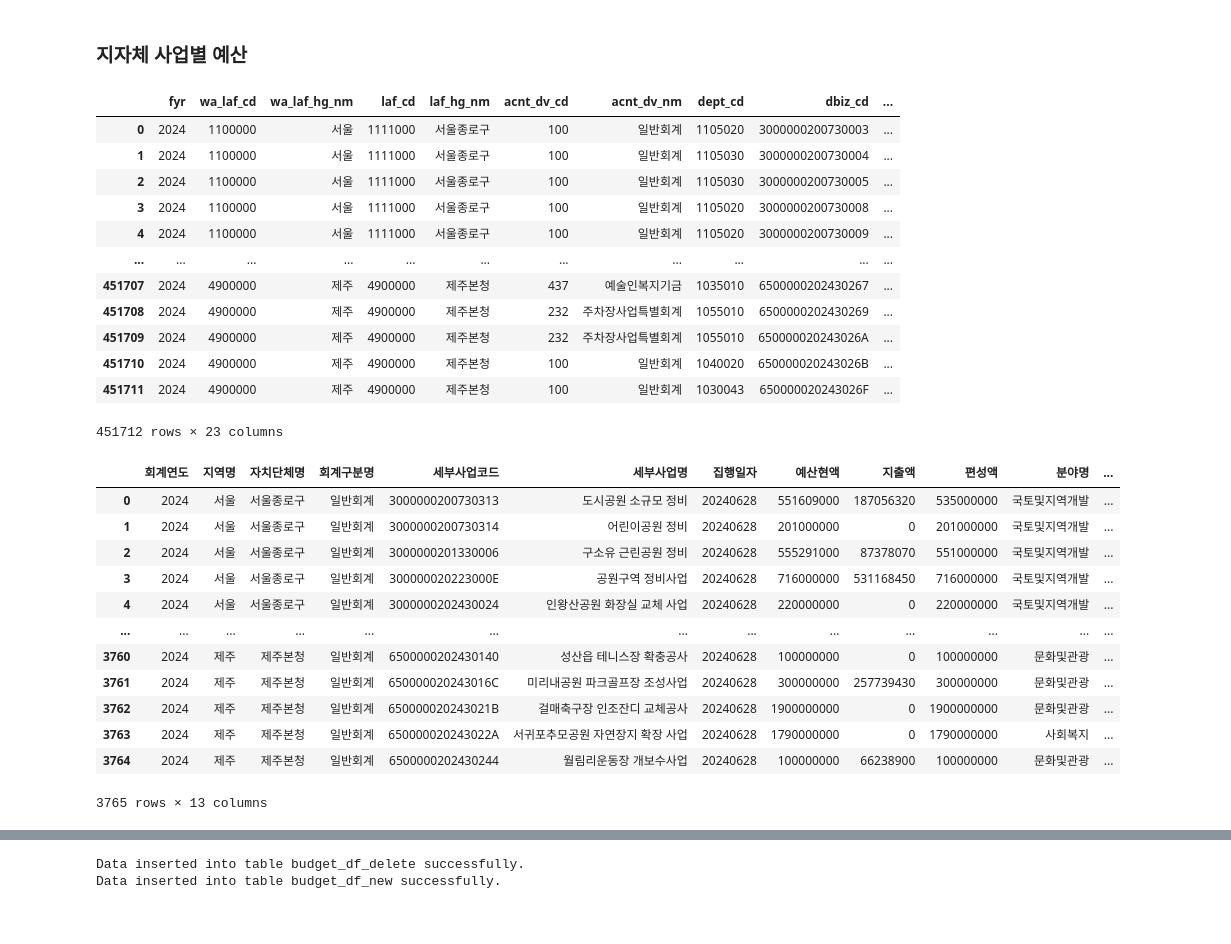
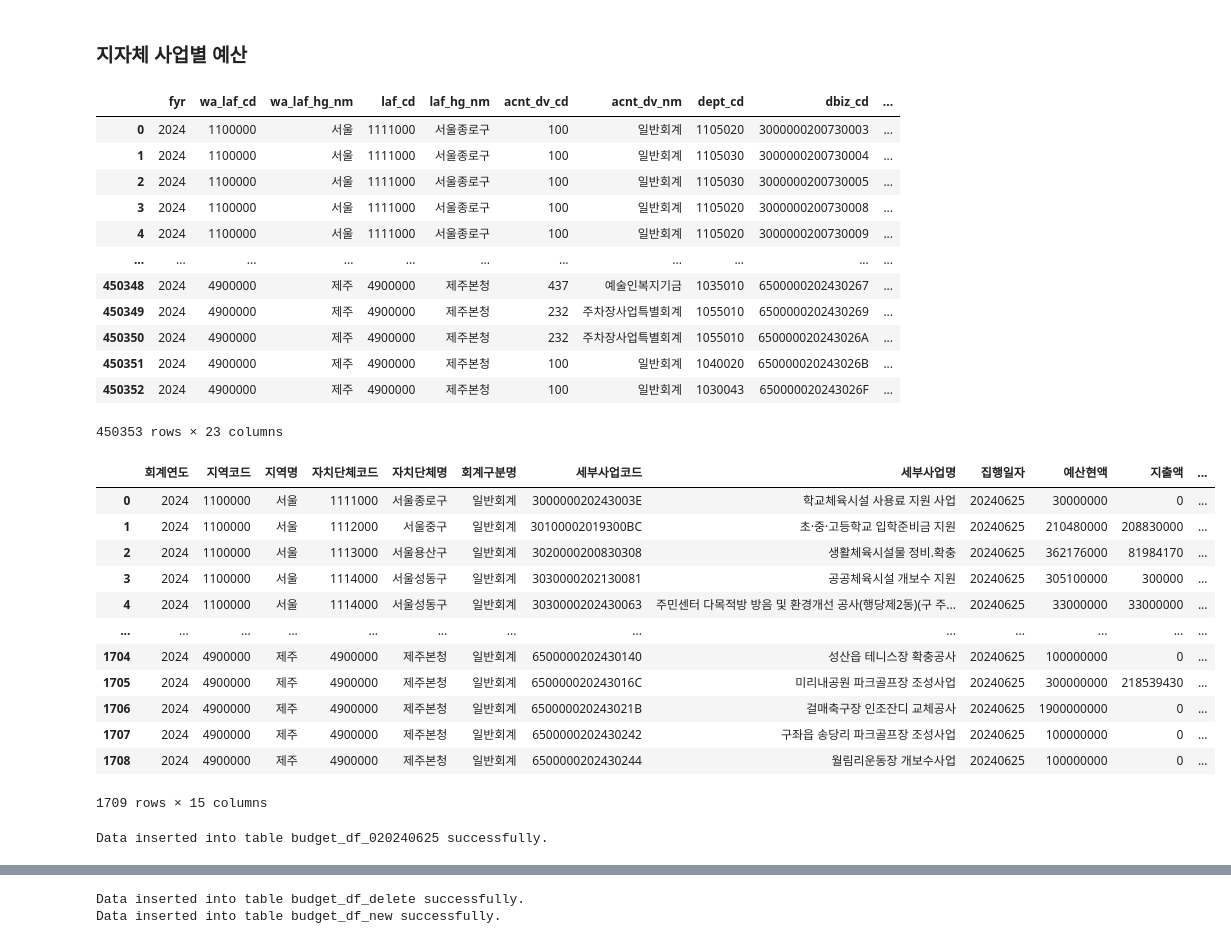
Before and after one commit to kkwann/mido_project, a Jupyter notebook: Data_collection.ipynb, the cells around one changed output, grey strips where cells are left out. Cells and saved outputs as stored; diff of their text form; code cells hidden in the pictures.

```diff
--- a/Data_collection.ipynb
+++ b/Data_collection.ipynb
@@ -1048,7 +1025,7 @@ while True:
         "pIndex": page,
         "pSize": page_size,
         "fyr": 2024,
-        "exe_ymd": today # ex) "exe_ymd": '20240628'
+        "exe_ymd": '20240625' # ex) "exe_ymd": '20240628'
     }
 
     # API 요청 보내기 (certifi를 사용하여 SSL 인증서 검증)
@@ -1083,12 +1060,12 @@ bid_budget_df
 | 3 | 2024 | 1100000 | 서울 | 1111000 | 서울종로구 | 100 | 일반회계 | 1105020 | 3000000200730008 | ... |
 | 4 | 2024 | 1100000 | 서울 | 1111000 | 서울종로구 | 100 | 일반회계 | 1105020 | 3000000200730009 | ... |
 | ... | ... | ... | ... | ... | ... | ... | ... | ... | ... | ... |
-| 451707 | 2024 | 4900000 | 제주 | 4900000 | 제주본청 | 437 | 예술인복지기금 | 1035010 | 6500000202430267 | ... |
-| 451708 | 2024 | 4900000 | 제주 | 4900000 | 제주본청 | 232 | 주차장사업특별회계 | 1055010 | 6500000202430269 | ... |
-| 451709 | 2024 | 4900000 | 제주 | 4900000 | 제주본청 | 232 | 주차장사업특별회계 | 1055010 | 650000020243026A | ... |
-| 451710 | 2024 | 4900000 | 제주 | 4900000 | 제주본청 | 100 | 일반회계 | 1040020 | 650000020243026B | ... |
-| 451711 | 2024 | 4900000 | 제주 | 4900000 | 제주본청 | 100 | 일반회계 | 1030043 | 650000020243026F | ... |
+| 450348 | 2024 | 4900000 | 제주 | 4900000 | 제주본청 | 437 | 예술인복지기금 | 1035010 | 6500000202430267 | ... |
+| 450349 | 2024 | 4900000 | 제주 | 4900000 | 제주본청 | 232 | 주차장사업특별회계 | 1055010 | 6500000202430269 | ... |
+| 450350 | 2024 | 4900000 | 제주 | 4900000 | 제주본청 | 232 | 주차장사업특별회계 | 1055010 | 650000020243026A | ... |
+| 450351 | 2024 | 4900000 | 제주 | 4900000 | 제주본청 | 100 | 일반회계 | 1040020 | 650000020243026B | ... |
+| 450352 | 2024 | 4900000 | 제주 | 4900000 | 제주본청 | 100 | 일반회계 | 1030043 | 650000020243026F | ... |
-451712 rows × 23 columns
+450353 rows × 23 columns
 # %%
 column_mapping = {'acnt_dv_nm':'회계구분명',
                   'dept_cd':'부서코드',
@@ -1115,40 +1092,50 @@ column_mapping = {'acnt_dv_nm':'회계구분명',
                   'padm_laf_cd':'행정자치단체코드'}
 # %%
 bid_budget_df.rename(columns=column_mapping,inplace=True)
-bid_budget_df = bid_budget_df[['회계연도', '지역명', '자치단체명', '회계구분명', '세부사업코드', '세부사업명', '집행일자', '예산현액', '지출액', '편성액', '분야명', '부문명', '행정자치단체코드']] # '국비', '시도비', '시군구비', '기타'
+bid_budget_df = bid_budget_df[['회계연도', '지역코드', '지역명', '자치단체코드', '자치단체명', '회계구분명', '세부사업코드', '세부사업명', '집행일자', '예산현액', '지출액', '편성액', '분야명', '부문명', '행정자치단체코드']] # '국비', '시도비', '시군구비', '기타'
 # %%
-cond1 = '인조잔디|학교|운동장|종합운동장|공원|체육공원|체육시설|체육센터|스포츠센터|축구장|야구장|풋살장|배드민턴장|테니스장|게이트볼장|하키장' # 필요키워드
-cond2 = '개축|공사|용역|조성|실시|설계|계획' # 필요키워드
+need_kwd1 = '인조잔디|초등학교|중학교|고등학교|대학교|운동장|다목적|종합운동장|체육공원|체육시설|체육센터|스포츠센터|관급|연병장|족구장|골프장|축구장|야구장|풋살장|배드민턴장|테니스장|게이트볼장|하키장' # 필요키워드
+need_kwd2 = '개선|교체|공사|구매|구입|설치|정비|조성' # 필요키워드
 except_kwd = '경관|숲|꽃길|조명|산책로|펜스|운영|복지|교육|학습|보건|행사|예방|안전|치안|창출|활성화|유아|검진|관리|조명|오염|예술|문화|급식|보상|주차장|개방' # 제외키워드
 # %%
 # 천만원 미만 사업 제거
 bid_budget_df_filter = bid_budget_df[bid_budget_df['편성액']>10000000].reset_index(drop=True)
 
 # 필요 사업 추출
-bid_budget_df_filter = bid_budget_df_filter[bid_budget_df_filter['세부사업명'].str.contains(cond1) &
-                                            ~bid_budget_df_filter['세부사업명'].str.contains(except_kwd)].reset_index(drop=True)
+bid_budget_df_filter = bid_budget_df_filter[bid_budget_df_filter['세부사업명'].str.contains(need_kwd1) &
+                                             ~bid_budget_df_filter['세부사업명'].str.contains(except_kwd)].reset_index(drop=True)
+
+# # 필요 사업 추출
+# bid_budget_df_filter = bid_budget_df_filter[(bid_budget_df_filter['세부사업명'].str.contains(need_kwd1) &
+#                                              bid_budget_df_filter['세부사업명'].str.contains(need_kwd2)) &
+#                                              ~bid_budget_df_filter['세부사업명'].str.contains(except_kwd)].reset_index(drop=True)
 
 bid_budget_df_filter
 # %% [output]
-|  | 회계연도 | 지역명 | 자치단체명 | 회계구분명 | 세부사업코드 | 세부사업명 | 집행일자 | 예산현액 | 지출액 | 편성액 | 분야명 | ... |
-| 0 | 2024 | 서울 | 서울종로구 | 일반회계 | 3000000200730313 | 도시공원 소규모 정비 | 20240628 | 551609000 | 187056320 | 535000000 | 국토및지역개발 | ... |
-| 1 | 2024 | 서울 | 서울종로구 | 일반회계 | 3000000200730314 | 어린이공원 정비 | 20240628 | 201000000 | 0 | 201000000 | 국토및지역개발 | ... |
-| 2 | 2024 | 서울 | 서울종로구 | 일반회계 | 3000000201330006 | 구소유 근린공원 정비 | 20240628 | 555291000 | 87378070 | 551000000 | 국토및지역개발 | ... |
-| 3 | 2024 | 서울 | 서울종로구 | 일반회계 | 300000020223000E | 공원구역 정비사업 | 20240628 | 716000000 | 531168450 | 716000000 | 국토및지역개발 | ... |
-| 4 | 2024 | 서울 | 서울종로구 | 일반회계 | 3000000202430024 | 인왕산공원 화장실 교체 사업 | 20240628 | 220000000 | 0 | 220000000 | 국토및지역개발 | ... |
+|  | 회계연도 | 지역코드 | 지역명 | 자치단체코드 | 자치단체명 | 회계구분명 | 세부사업코드 | 세부사업명 | 집행일자 | 예산현액 | 지출액 | ... |
+| 0 | 2024 | 1100000 | 서울 | 1111000 | 서울종로구 | 일반회계 | 300000020243003E | 학교체육시설 사용료 지원 사업 | 20240625 | 30000000 | 0 | ... |
+| 1 | 2024 | 1100000 | 서울 | 1112000 | 서울중구 | 일반회계 | 30100002019300BC | 초·중·고등학교 입학준비금 지원 | 20240625 | 210480000 | 208830000 | ... |
+| 2 | 2024 | 1100000 | 서울 | 1113000 | 서울용산구 | 일반회계 | 3020000200830308 | 생활체육시설물 정비.확충 | 20240625 | 362176000 | 81984170 | ... |
+| 3 | 2024 | 1100000 | 서울 | 1114000 | 서울성동구 | 일반회계 | 3030000202130081 | 공공체육시설 개보수 지원 | 20240625 | 305100000 | 300000 | ... |
+| 4 | 2024 | 1100000 | 서울 | 1114000 | 서울성동구 | 일반회계 | 3030000202430063 | 주민센터 다목적방 방음 및 환경개선 공사(행당제2동)(구 주... | 20240625 | 33000000 | 33000000 | ... |
 | ... | ... | ... | ... | ... | ... | ... | ... | ... | ... | ... | ... | ... |
-| 3760 | 2024 | 제주 | 제주본청 | 일반회계 | 6500000202430140 | 성산읍 테니스장 확충공사 | 20240628 | 100000000 | 0 | 100000000 | 문화및관광 | ... |
-| 3761 | 2024 | 제주 | 제주본청 | 일반회계 | 650000020243016C | 미리내공원 파크골프장 조성사업 | 20240628 | 300000000 | 257739430 | 300000000 | 문화및관광 | ... |
-| 3762 | 2024 | 제주 | 제주본청 | 일반회계 | 650000020243021B | 걸매축구장 인조잔디 교체공사 | 20240628 | 1900000000 | 0 | 1900000000 | 문화및관광 | ... |
-| 3763 | 2024 | 제주 | 제주본청 | 일반회계 | 650000020243022A | 서귀포추모공원 자연장지 확장 사업 | 20240628 | 1790000000 | 0 | 1790000000 | 사회복지 | ... |
-| 3764 | 2024 | 제주 | 제주본청 | 일반회계 | 6500000202430244 | 월림리운동장 개보수사업 | 20240628 | 100000000 | 66238900 | 100000000 | 문화및관광 | ... |
+| 1704 | 2024 | 4900000 | 제주 | 4900000 | 제주본청 | 일반회계 | 6500000202430140 | 성산읍 테니스장 확충공사 | 20240625 | 100000000 | 0 | ... |
+| 1705 | 2024 | 4900000 | 제주 | 4900000 | 제주본청 | 일반회계 | 650000020243016C | 미리내공원 파크골프장 조성사업 | 20240625 | 300000000 | 218539430 | ... |
+| 1706 | 2024 | 4900000 | 제주 | 4900000 | 제주본청 | 일반회계 | 650000020243021B | 걸매축구장 인조잔디 교체공사 | 20240625 | 1900000000 | 0 | ... |
+| 1707 | 2024 | 4900000 | 제주 | 4900000 | 제주본청 | 일반회계 | 6500000202430242 | 구좌읍 송당리 파크골프장 조성사업 | 20240625 | 100000000 | 0 | ... |
+| 1708 | 2024 | 4900000 | 제주 | 4900000 | 제주본청 | 일반회계 | 6500000202430244 | 월림리운동장 개보수사업 | 20240625 | 100000000 | 0 | ... |
-3765 rows × 13 columns
+1709 rows × 15 columns
 # %%
 # 중요 사업 체크
 bid_budget_df_fin = pd.concat([bid_budget_df_filter[bid_budget_df_filter['세부사업명'].str.contains('인조잔디')],
                                bid_budget_df_filter[~bid_budget_df_filter['세부사업명'].str.contains('인조잔디')]],axis=0).reset_index(drop=True)
 
 # bid_budget_df_fin['집행일자'] = bid_budget_df_fin['집행일자'].astype(str)
+# %%
+# 빅쿼리에 적재
+save_dataframe_to_bigquery(bid_budget_df_fin,'budget','budget_df_020240625',bigquerykey_path)
+# %% [output]
+Data inserted into table budget_df_020240625 successfully.
 # %%
 # 빅쿼리에 적재
 save_dataframe_to_bigquery(bid_budget_df_fin,'budget','budget_df_0'+today,bigquerykey_path)
```
Also changed, not shown: parts of 10 cells of this notebook, 1 other file.
